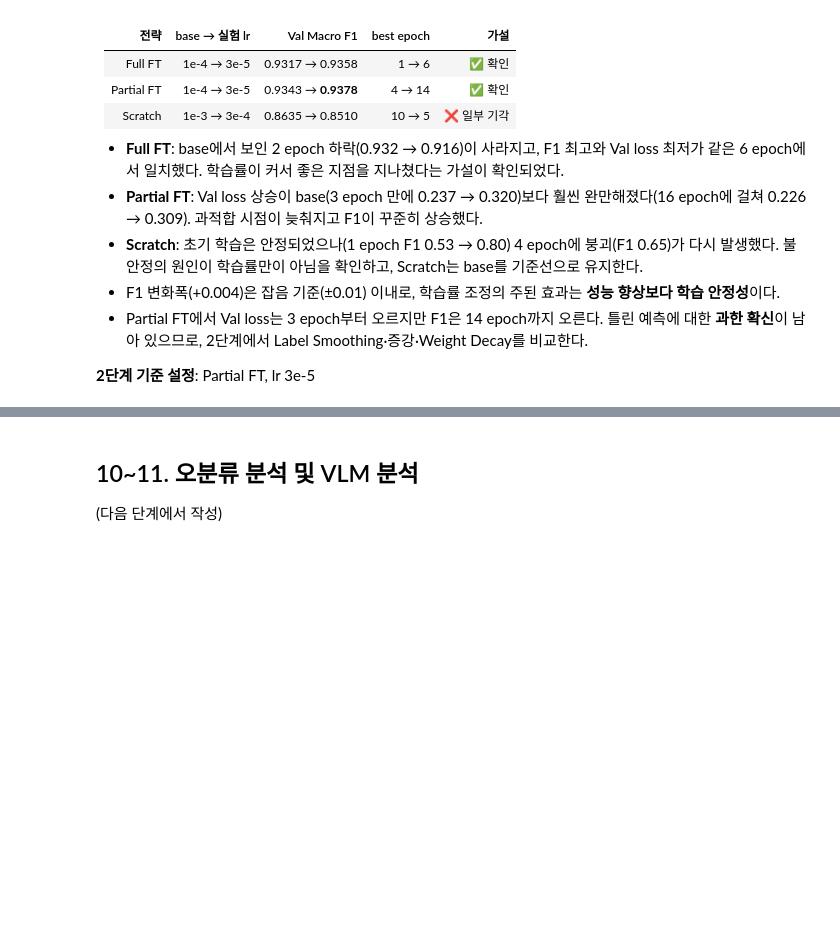
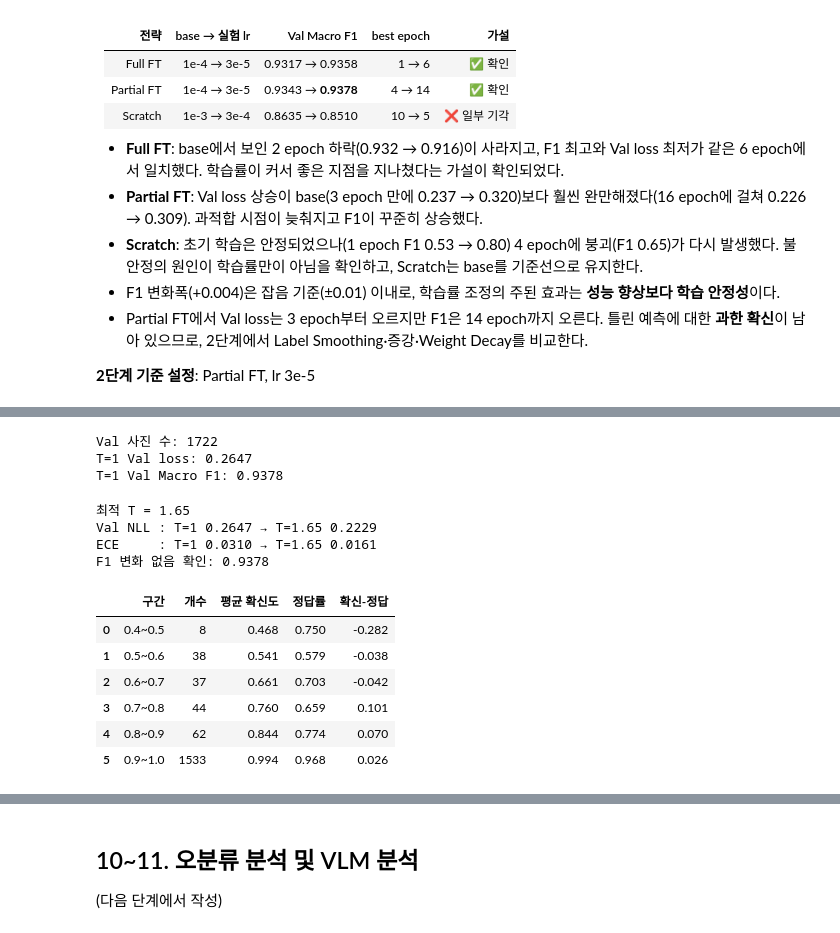
Before and after one commit to ehdwls1452/CV_Project_2, a Jupyter notebook: notebooks/03_modeling.ipynb, the cells around one changed output, grey strips where cells are left out. Drawn from its saved outputs; the diff is of its cells as text; code cells hidden in the pictures; blank space fills up the shorter version.

```diff
--- a/notebooks/03_modeling.ipynb
+++ b/notebooks/03_modeling.ipynb
@@ -573,0 +586,78 @@ plt.show()
+# %%
+# ===== 9-4-1. 최고 모델의 Val logit 수집 =====
+import json
+import torch.nn.functional as F
+from src.data import get_loaders, get_transform   # get_transform: 실수로 덮어쓴 함수 원래대로 복구
+
+loaders = get_loaders(batch_size=32)               # base 설정 (증강 없음)
+best_path = MODEL_DIR / "lr3e-5_partial_ft.pt"
+
+model = build_model("partial_ft").to(device)
+model.load_state_dict(torch.load(best_path, map_location=device))
+model.eval()
+
+logit_list, label_list = [], []
+with torch.no_grad():
+    for x, y in loaders["val"]:
+        logit_list.append(model(x.to(device)).cpu())
+        label_list.append(y)
+val_logits, val_labels = torch.cat(logit_list), torch.cat(label_list)
+
+print("Val 사진 수:", len(val_labels))
+print("T=1 Val loss:", round(F.cross_entropy(val_logits, val_labels).item(), 4))
+print("T=1 Val Macro F1:", round(f1_score(val_labels.numpy(), val_logits.argmax(1).numpy(), average="macro"), 4))
+# %% [output]
+Val 사진 수: 1722
+T=1 Val loss: 0.2647
+T=1 Val Macro F1: 0.9378
+# %%
+# ===== 9-4-2. 최적 온도 T 찾기 + 보정 표 =====
+Ts = np.round(np.arange(0.5, 5.01, 0.05), 2)
+nll = [F.cross_entropy(val_logits / t, val_labels).item() for t in Ts]
+best_T = float(Ts[int(np.argmin(nll))])
+nll_T1 = F.cross_entropy(val_logits, val_labels).item()
+
+def calibration_table(logits, labels, T=1.0, n_bins=10):
+    """확신도 구간별로 '평균 확신도'와 '실제 정답률'을 비교. ECE = 구간별 차이의 가중 평균"""
+    prob = (logits / T).softmax(1)
+    conf, pred = prob.max(1)
+    correct = (pred == labels).float()
+    edges = np.linspace(0, 1, n_bins + 1)
+    rows, ece = [], 0.0
+    for lo, hi in zip(edges[:-1], edges[1:]):
+        m = (conf > lo) & (conf <= hi)
+        if m.sum() == 0:
+            continue
+        c, a, n = conf[m].mean().item(), correct[m].mean().item(), int(m.sum())
+        rows.append({"구간": f"{lo:.1f}~{hi:.1f}", "개수": n,
+                     "평균 확신도": round(c, 3), "정답률": round(a, 3), "확신-정답": round(c - a, 3)})
+        ece += n / len(labels) * abs(c - a)
+    return pd.DataFrame(rows), ece
+
+tab_1, ece_1 = calibration_table(val_logits, val_labels, T=1.0)
+tab_T, ece_T = calibration_table(val_logits, val_labels, T=best_T)
+
+print(f"최적 T = {best_T}")
+print(f"Val NLL : T=1 {nll_T1:.4f} → T={best_T} {min(nll):.4f}")
+print(f"ECE     : T=1 {ece_1:.4f} → T={best_T} {ece_T:.4f}")
+print("F1 변화 없음 확인:",
+      round(f1_score(val_labels.numpy(), (val_logits / best_T).argmax(1).numpy(), average="macro"), 4))
+
+calib_summary = {"model": "lr3e-5_partial_ft", "best_T": best_T,
+                 "nll_T1": round(nll_T1, 4), "nll_bestT": round(min(nll), 4),
+                 "ece_T1": round(ece_1, 4), "ece_bestT": round(ece_T, 4)}
+with open(RESULT_DIR / "calibration_diagnosis.json", "w") as f:
+    json.dump(calib_summary, f, ensure_ascii=False, indent=2)
+tab_1
+# %% [output]
+최적 T = 1.65
+Val NLL : T=1 0.2647 → T=1.65 0.2229
+ECE     : T=1 0.0310 → T=1.65 0.0161
+F1 변화 없음 확인: 0.9378
+|  | 구간 | 개수 | 평균 확신도 | 정답률 | 확신-정답 |
+| 0 | 0.4~0.5 | 8 | 0.468 | 0.750 | -0.282 |
+| 1 | 0.5~0.6 | 38 | 0.541 | 0.579 | -0.038 |
+| 2 | 0.6~0.7 | 37 | 0.661 | 0.703 | -0.042 |
+| 3 | 0.7~0.8 | 44 | 0.760 | 0.659 | 0.101 |
+| 4 | 0.8~0.9 | 62 | 0.844 | 0.774 | 0.070 |
+| 5 | 0.9~1.0 | 1533 | 0.994 | 0.968 | 0.026 |
```
Also changed, not shown: parts of 7 cells of this notebook, 2 other files.
